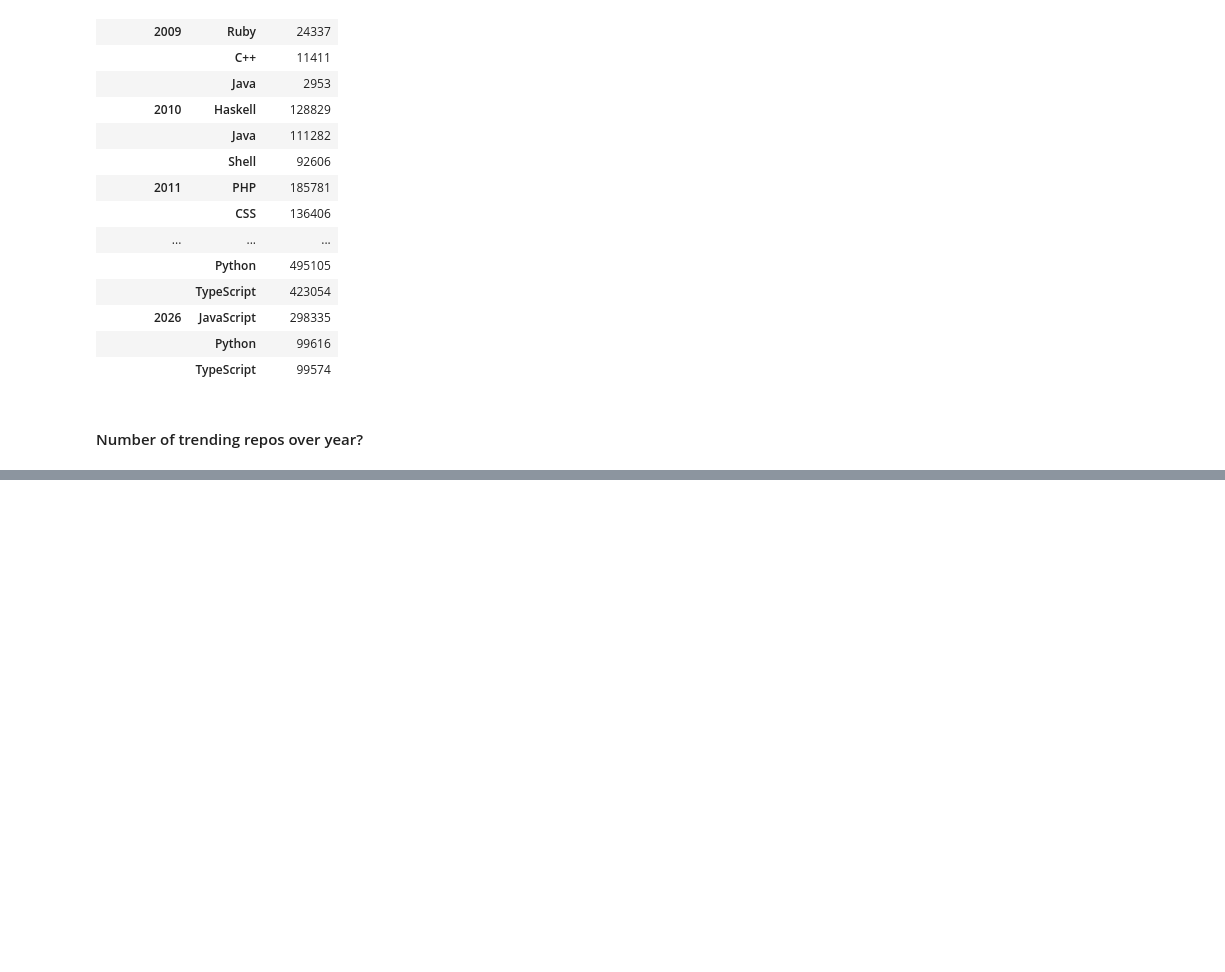
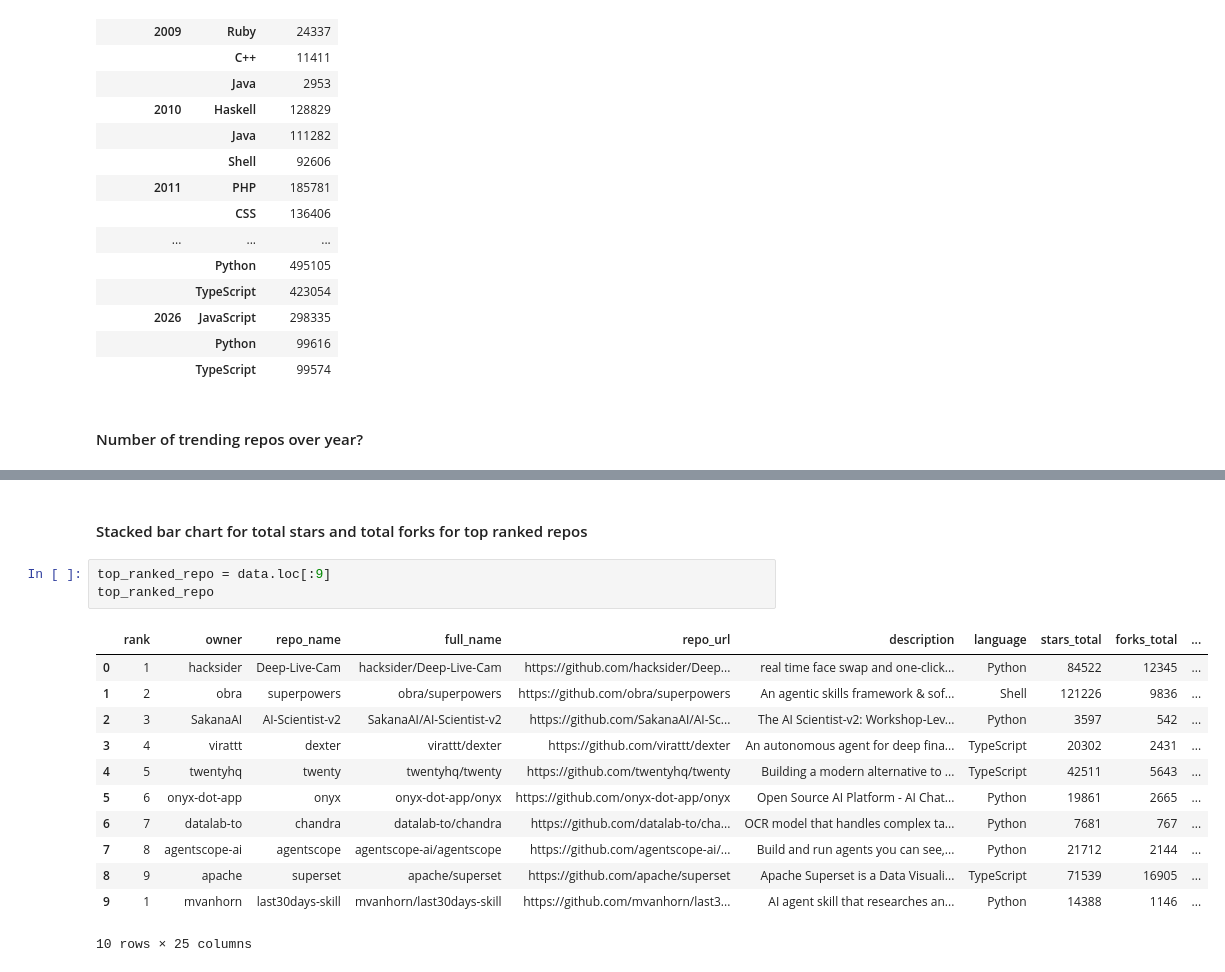
Before and after one commit to hangngdata/P2-coursematerial-2526, a Jupyter notebook: 05-data-processing/05-bigger_exercises/video-game-analysis.ipynb, the cells around one changed output, grey strips where cells are left out. Cells and saved outputs as stored; diff of their text form; blank space fills up the shorter version.

```diff
--- a/05-data-processing/05-bigger_exercises/video-game-analysis.ipynb
+++ b/05-data-processing/05-bigger_exercises/video-game-analysis.ipynb
@@ -954,0 +976,18 @@ most_starred_languages_per_year
+# %% [markdown]
+#### Stacked bar chart for total stars and total forks for top ranked repos
+# %%
+top_ranked_repo = data.loc[:9]
+top_ranked_repo
+# %% [output]
+|  | rank | owner | repo_name | full_name | repo_url | description | language | stars_total | forks_total | ... |
+| 0 | 1 | hacksider | Deep-Live-Cam | hacksider/Deep-Live-Cam | https://github.com/hacksider/Deep... | real time face swap and one-click... | Python | 84522 | 12345 | ... |
+| 1 | 2 | obra | superpowers | obra/superpowers | https://github.com/obra/superpowers | An agentic skills framework & sof... | Shell | 121226 | 9836 | ... |
+| 2 | 3 | SakanaAI | AI-Scientist-v2 | SakanaAI/AI-Scientist-v2 | https://github.com/SakanaAI/AI-Sc... | The AI Scientist-v2: Workshop-Lev... | Python | 3597 | 542 | ... |
+| 3 | 4 | virattt | dexter | virattt/dexter | https://github.com/virattt/dexter | An autonomous agent for deep fina... | TypeScript | 20302 | 2431 | ... |
+| 4 | 5 | twentyhq | twenty | twentyhq/twenty | https://github.com/twentyhq/twenty | Building a modern alternative to ... | TypeScript | 42511 | 5643 | ... |
+| 5 | 6 | onyx-dot-app | onyx | onyx-dot-app/onyx | https://github.com/onyx-dot-app/onyx | Open Source AI Platform - AI Chat... | Python | 19861 | 2665 | ... |
+| 6 | 7 | datalab-to | chandra | datalab-to/chandra | https://github.com/datalab-to/cha... | OCR model that handles complex ta... | Python | 7681 | 767 | ... |
+| 7 | 8 | agentscope-ai | agentscope | agentscope-ai/agentscope | https://github.com/agentscope-ai/... | Build and run agents you can see,... | Python | 21712 | 2144 | ... |
+| 8 | 9 | apache | superset | apache/superset | https://github.com/apache/superset | Apache Superset is a Data Visuali... | TypeScript | 71539 | 16905 | ... |
+| 9 | 1 | mvanhorn | last30days-skill | mvanhorn/last30days-skill | https://github.com/mvanhorn/last3... | AI agent skill that researches an... | Python | 14388 | 1146 | ... |
+10 rows × 25 columns
```
Also changed, not shown: parts of 2 cells of this notebook, 1 other file.
